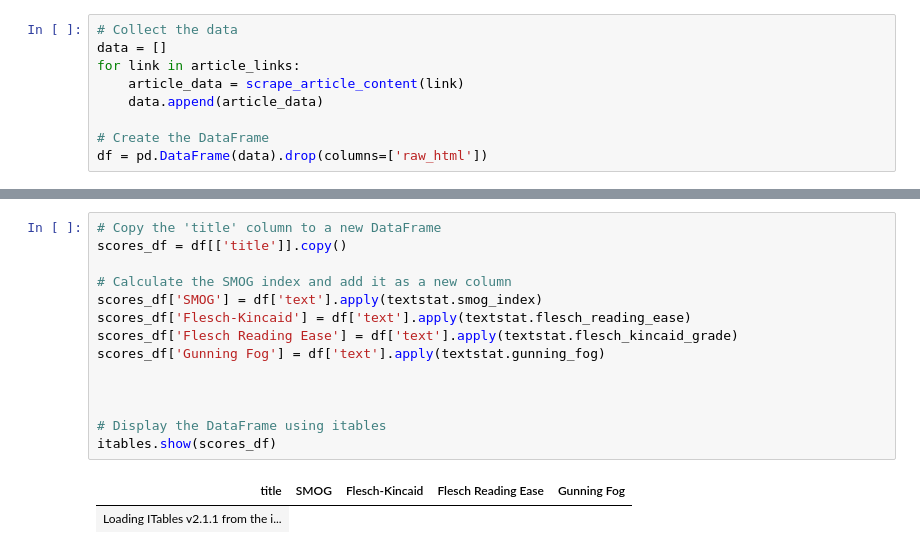
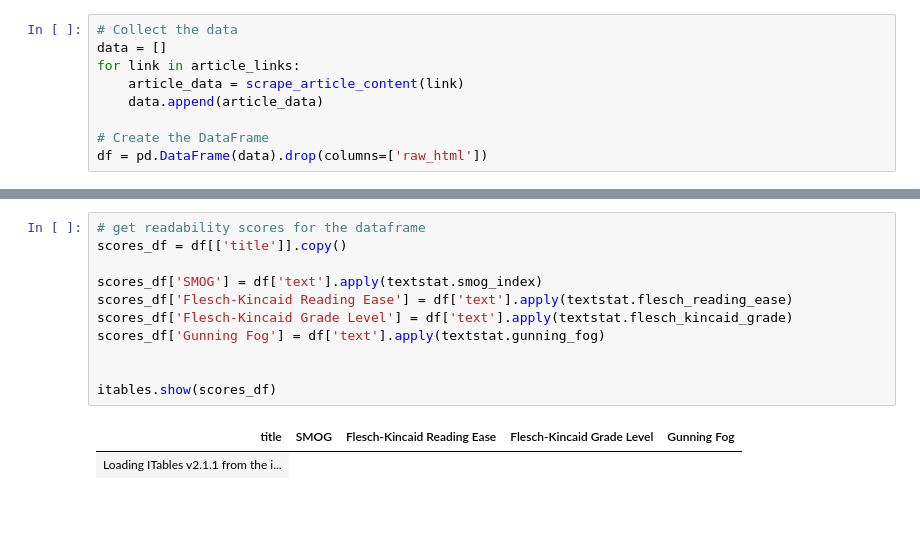
Before and after one commit to alexanderSolod/MedExplain, a Jupyter notebook: claude_analysis.ipynb, the cells around one changed output, grey strips where cells are left out. Saved outputs shown, nothing was run; the diff lists cells and outputs as text; blank space fills up the shorter version.

```diff
--- a/claude_analysis.ipynb
+++ b/claude_analysis.ipynb
@@ -48,17 +49,14 @@ itables.show(df, classes="nowrap compact")
 # %%
-# Copy the 'title' column to a new DataFrame
+# get readability scores for the dataframe
 scores_df = df[['title']].copy()
 
-# Calculate the SMOG index and add it as a new column
 scores_df['SMOG'] = df['text'].apply(textstat.smog_index)
-scores_df['Flesch-Kincaid'] = df['text'].apply(textstat.flesch_reading_ease)
-scores_df['Flesch Reading Ease'] = df['text'].apply(textstat.flesch_kincaid_grade)
+scores_df['Flesch-Kincaid Reading Ease'] = df['text'].apply(textstat.flesch_reading_ease)
+scores_df['Flesch-Kincaid Grade Level'] = df['text'].apply(textstat.flesch_kincaid_grade)
 scores_df['Gunning Fog'] = df['text'].apply(textstat.gunning_fog)
 
 
-
-# Display the DataFrame using itables
 itables.show(scores_df)
 # %% [output]
-| title | SMOG | Flesch-Kincaid | Flesch Reading Ease | Gunning Fog |
+| title | SMOG | Flesch-Kincaid Reading Ease | Flesch-Kincaid Grade Level | Gunning Fog |
 | Loading ITables v2.1.1 from the i... |
```
Also changed, not shown: parts of 16 cells of this notebook, 7 other files.
